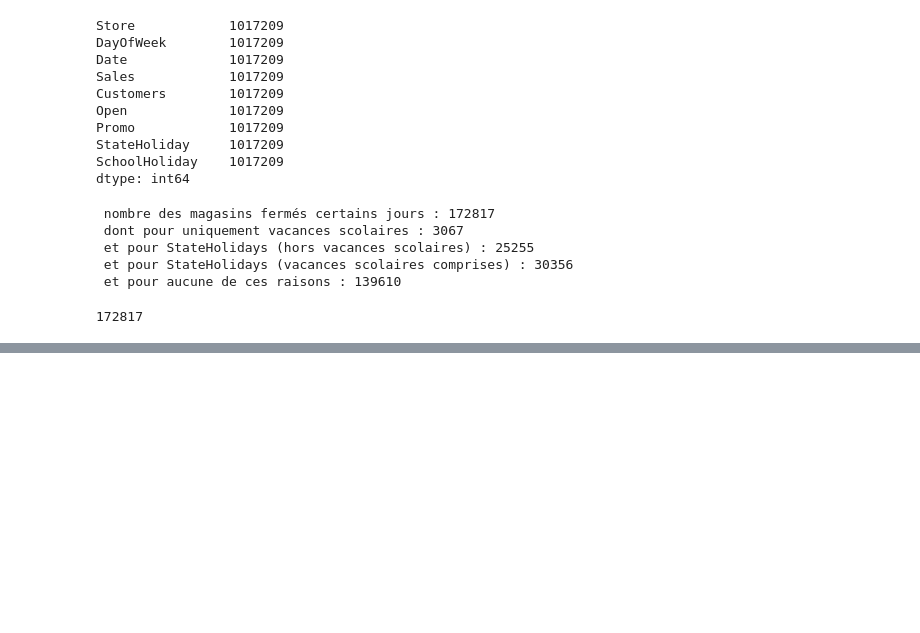
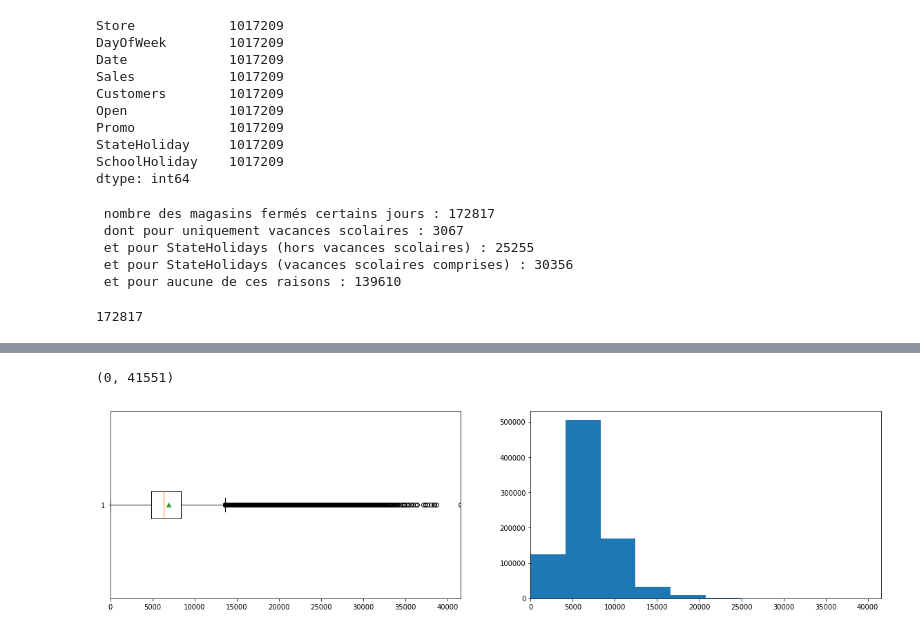
Before and after one commit to yasserbekkali/projetBD, a Jupyter notebook: projetWS.ipynb, the cells around one changed output, grey strips where cells are left out. Saved outputs shown, nothing was run; the diff lists cells and outputs as text; code cells hidden in the pictures; blank space fills up the shorter version.

Commit message:
Bloxplot Sales

```diff
--- a/projetWS.ipynb
+++ b/projetWS.ipynb
@@ -95,0 +104,4 @@ dstrain[(dstrain.Open == 0)].count()[0]
+# %%
+dstrain = dstrain.drop(dstrain[(dstrain.Open == 0) & (dstrain.Sales == 0)].index)
+dstrain.shape
+dstrain.reset_index(drop=True)
@@ -95,0 +154,10 @@ dstrain[(dstrain.Open == 0)].count()[0]
+# %%
+fig , ax = plt.subplots(1 , 2 , figsize = (20 , 5))
+ax[0].boxplot(dstrain.Sales , showmeans=True , vert=False)
+ax[0].set_xlim(0, max(dstrain["Sales"]))
+
+ax[1].hist(dstrain.Sales , cumulative = False )
+ax[1].set_xlim((min(dstrain.Sales) , max(dstrain.Sales)))
+# %% [output]
+(0, 41551)
+[figure, added]
```
Also changed, not shown: parts of 5 cells of this notebook.
